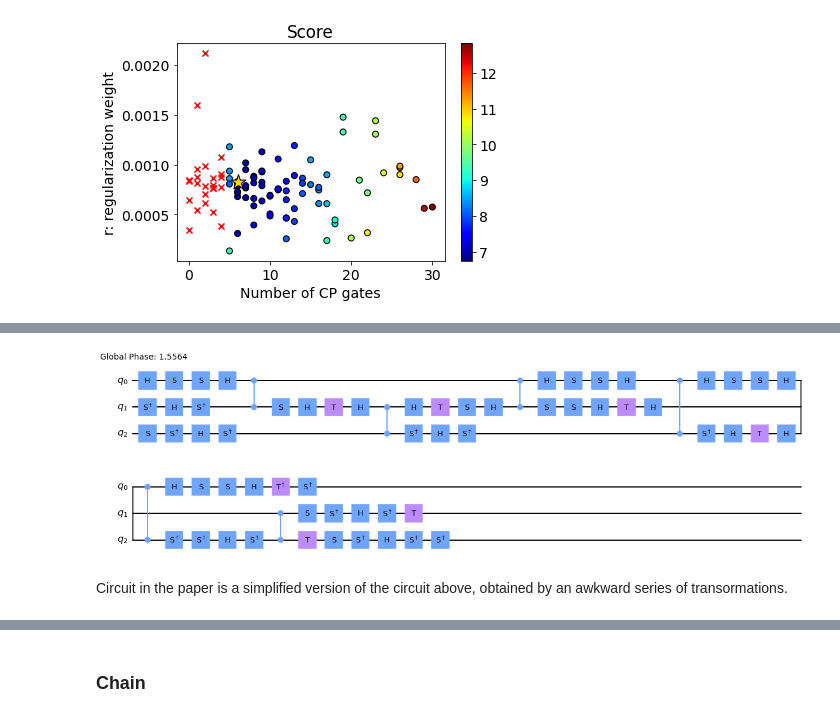
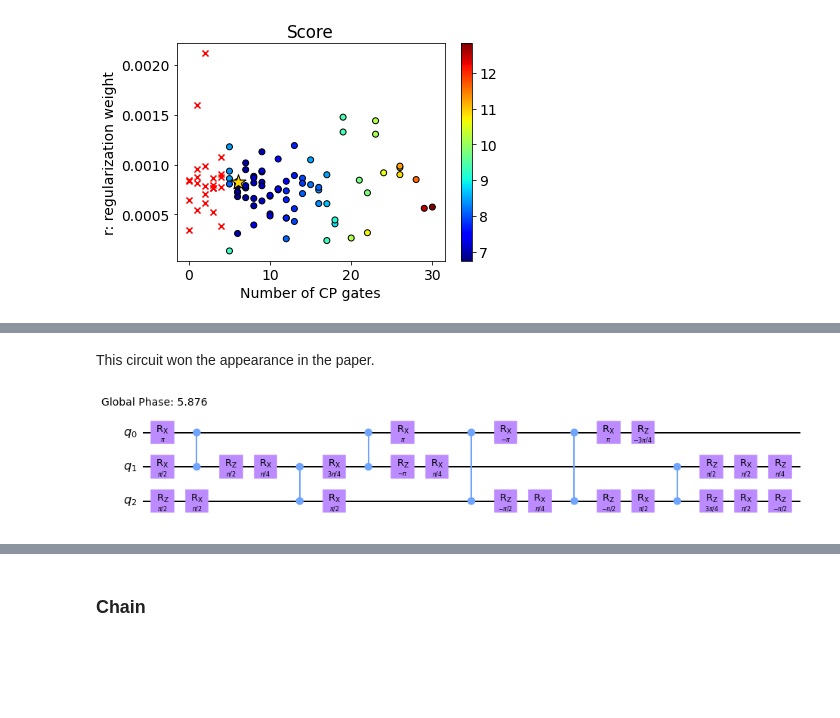
Before and after one commit to idnm/cpflow, a Jupyter notebook: paper/peppar.ipynb, the cells around one changed output, grey strips where cells are left out. Saved outputs shown, nothing was run; the diff lists cells and outputs as text; code cells hidden in the pictures; blank space fills up the shorter version.

```diff
--- a/paper/peppar.ipynb
+++ b/paper/peppar.ipynb
@@ -154,7 +154,7 @@ plt.savefig('figures/penalty', dpi=1000, bbox_inches='tight')
 # %% [markdown]
 ### Connected
 # %%
-results = Results.load('data/toff3_conn')
+results = Results.load('results/toff3_conn')
 k_best, r_best = results.best_hyperparameters()[0]
 optimal_decompositions = [d for d in results.decompositions if d.cz_count==6]
 print(f'Optimal hyperparameters: k={k_best}, r={r_best}')
@@ -170,13 +170,13 @@ Best circuits in each nomination. The circuit with the best $t$-depth is simulta
 # %%
-best_cz_count_circ = min(results.decompositions, key=lambda d: d.cz_count)
-best_cz_depth_circ = min(results.decompositions, key=lambda d: d.cz_depth)
-best_t_count_circ = min(results.decompositions, key=lambda d: d.t_count)
-best_t_depth_circ = min(results.decompositions, key=lambda d: d.t_depth)
+best_cz_count_decomposition = min(results.decompositions, key=lambda d: d.cz_count)
+best_cz_depth_decomposition = min(results.decompositions, key=lambda d: d.cz_depth)
+best_t_count_decomposition = min(results.decompositions, key=lambda d: d.t_count)
+best_t_depth_decomposition = min(results.decompositions, key=lambda d: d.t_depth)
 
-best_circ = best_t_depth_circ.circuit
+best_decomposition = best_t_depth_decomposition
 
-print(best_cz_count_circ)
-print(best_cz_depth_circ)
-print(best_t_count_circ)
-print(best_t_depth_circ)
+print(best_cz_count_decomposition)
+print(best_cz_depth_decomposition)
+print(best_t_count_decomposition)
+print(best_t_depth_decomposition)
 # %% [output]
@@ -187,6 +187,6 @@ print(best_t_depth_circ)
+# %% [markdown]
+This circuit won the appearance in the paper.
 # %%
-best_circ.draw(output='mpl')
+best_decomposition.circuit.draw(output='mpl')
 # %% [output]
-[figure, old version]
+[figure, new version]
-# %% [markdown]
-Circuit in the paper is a simplified version of the circuit above, obtained by an awkward series of transormations.
```
Also changed, not shown: parts of 51 cells of this notebook, 4 other files.
